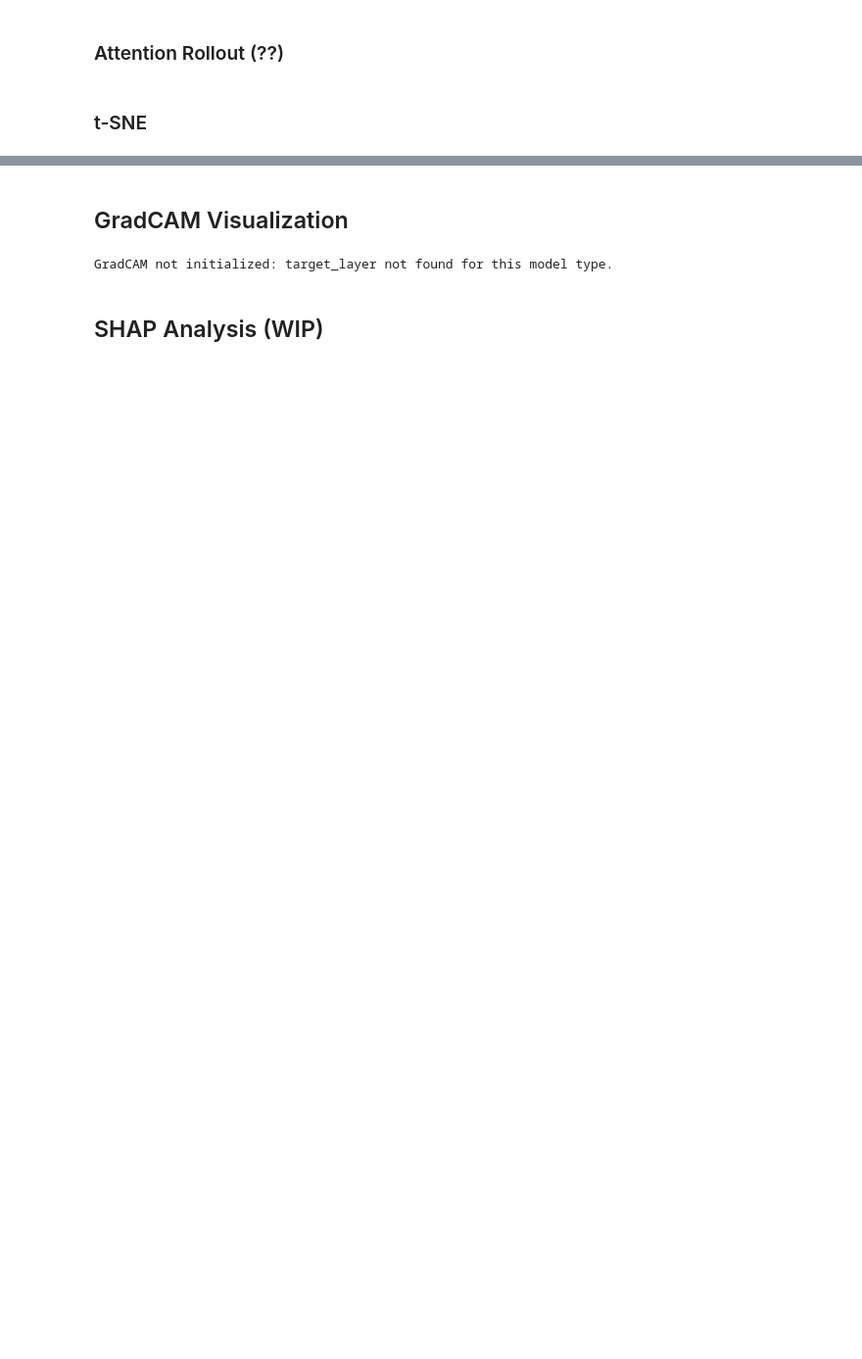
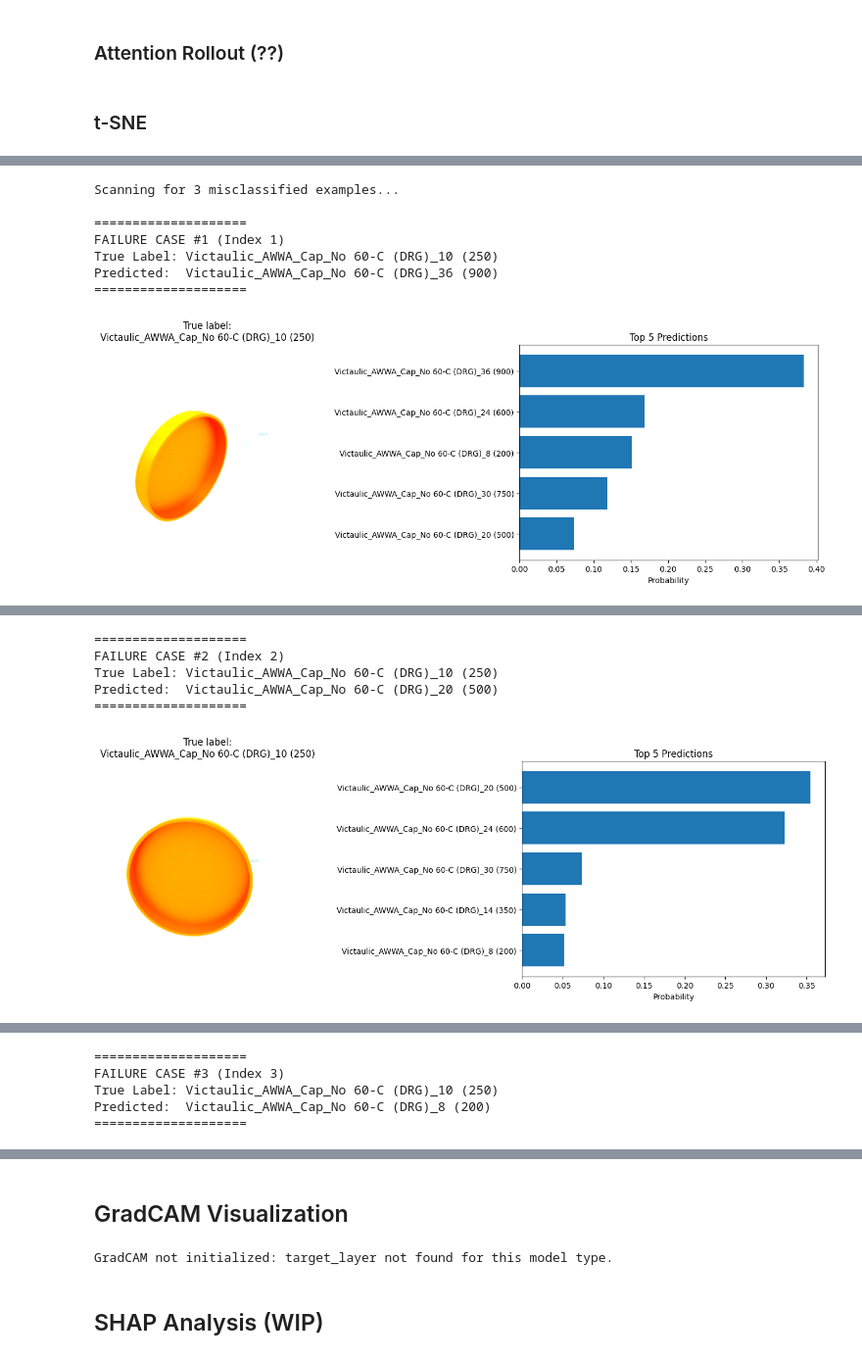
Before and after one commit to gtadams/2156-Final-Project, a Jupyter notebook: 2.156finalCNN.ipynb, the cells around one changed output, grey strips where cells are left out. Shown: that part at 98% size. Cells and saved outputs as stored; diff of their text form; code cells hidden in the pictures; blank space fills up the shorter version.

```diff
--- a/2.156finalCNN.ipynb
+++ b/2.156finalCNN.ipynb
@@ -1049,0 +1004,50 @@ t-SNE only for CLIP
+# %%
+import torch
+
+def visualize_failures(model, dataset, num_failures=3, k=5, device="cuda", collapse_policy='first'):
+    """
+    Finds and visualizes incorrect predictions from the dataset.
+
+    Args:
+        model: Trained PyTorch model
+        dataset: The dataset to scan (e.g., test_data)
+        num_failures: Number of failure cases to display
+        k: Number of top predictions to show in the bar chart
+        collapse_policy: 'first' or 'mean' for multi-view aggregation
+    """
+    model.eval()
+    count = 0
+    print(f"Scanning for {num_failures} misclassified examples...")
+
+    # Iterate through the dataset
+    for i in range(len(dataset)):
+        if count >= num_failures:
+            break
+
+        img, label = dataset[i]
+
+        # Prepare input: Handle Multi-View [V, C, H, W] or Single-View [C, H, W]
+        # We reuse your helper function to handle dimensions
+        input_tensor = prepare_inputs_for_model(model, img, collapse_policy=collapse_policy).to(device)
+
+        # Forward pass
+        with torch.no_grad():
+            logits = model(input_tensor)
+            pred = logits.argmax(dim=1).item()
+
+        # Check for failure
+        if pred != label:
+            count += 1
+            print(f"\n{'='*20}")
+            print(f"FAILURE CASE #{count} (Index {i})")
+            print(f"True Label: {dataset.classes[label]}")
+            print(f"Predicted:  {dataset.classes[pred]}")
+            print(f"{'='*20}")
+
+            # Call your existing visualization function
+            show_topk_prediction(model, dataset, k=k, index=i, collapse_policy=collapse_policy)
+
+# --- Usage ---
+# visualizes 3 failures from the test set
+visualize_failures(model, test_data, num_failures=3, k=5, device=device)
+# %% [output]
@@ -1049,0 +1055,8 @@ t-SNE only for CLIP
+Scanning for 3 misclassified examples...
+
+====================
+FAILURE CASE #1 (Index 1)
+True Label: Victaulic_AWWA_Cap_No 60-C (DRG)_10 (250)
+Predicted:  Victaulic_AWWA_Cap_No 60-C (DRG)_36 (900)
+====================
+[figure, added]
@@ -1049,0 +1064,6 @@ t-SNE only for CLIP
+====================
+FAILURE CASE #2 (Index 2)
+True Label: Victaulic_AWWA_Cap_No 60-C (DRG)_10 (250)
+Predicted:  Victaulic_AWWA_Cap_No 60-C (DRG)_20 (500)
+====================
+[figure, added]
@@ -1049,0 +1071,5 @@ t-SNE only for CLIP
+====================
+FAILURE CASE #3 (Index 3)
+True Label: Victaulic_AWWA_Cap_No 60-C (DRG)_10 (250)
+Predicted:  Victaulic_AWWA_Cap_No 60-C (DRG)_8 (200)
+====================
```
Also changed, not shown: parts of 15 cells of this notebook.
